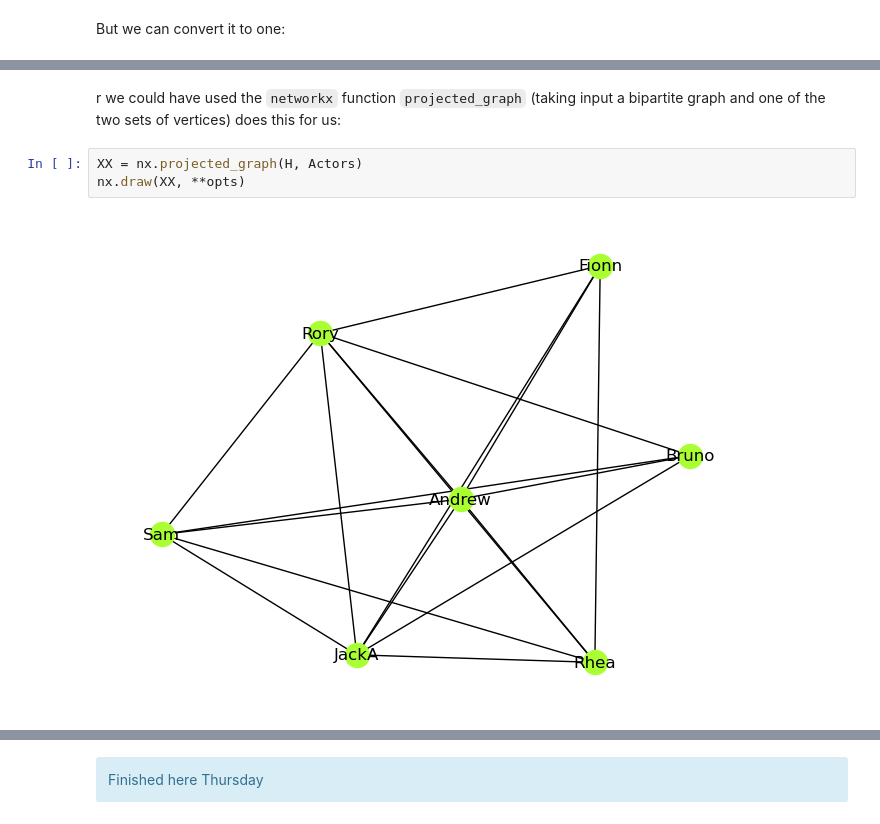
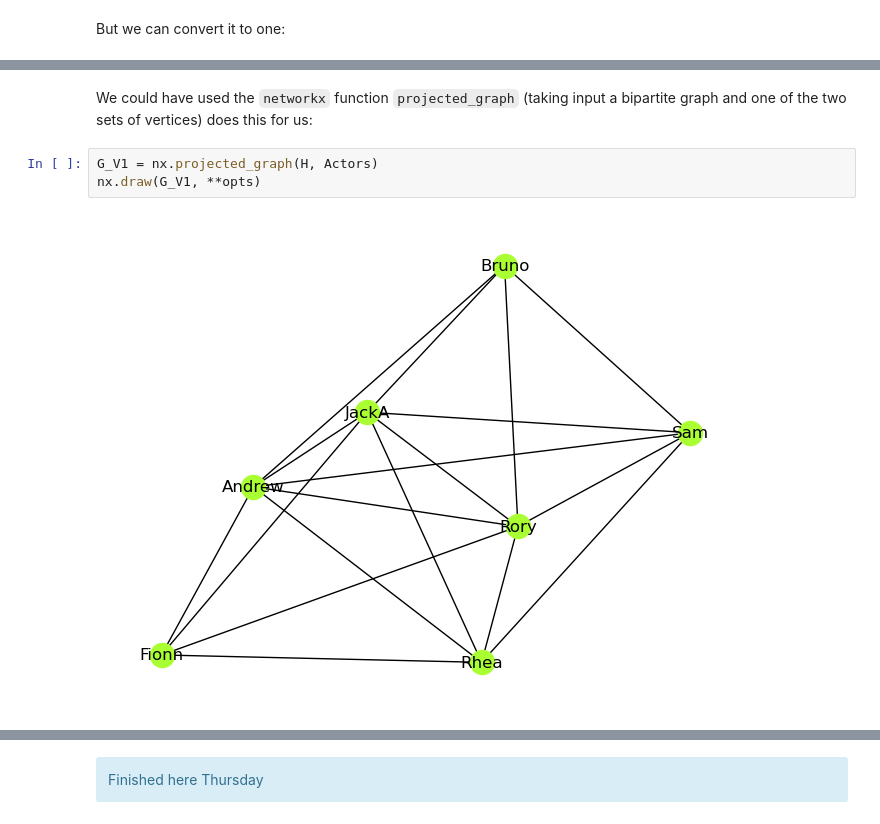
Before and after one commit to niallmadden/niallmadden.github.io, a Jupyter notebook: 2425-CS4423/W04/CS4423-W04-Jupyter.ipynb, the cells around one changed output, grey strips where cells are left out. Saved outputs shown, nothing was run; the diff lists cells and outputs as text.

```diff
--- a/2425-CS4423/W04/CS4423-W04-Jupyter.ipynb
+++ b/2425-CS4423/W04/CS4423-W04-Jupyter.ipynb
@@ -273,7 +266,7 @@ nx.draw(G7_2, **opts)
 # %% [markdown]
-r we could have used the `networkx` function `projected_graph` (taking input a bipartite graph and one of the two sets of vertices) does this for us:
+We could have used the `networkx` function `projected_graph` (taking input a bipartite graph and one of the two sets of vertices) does this for us:
 # %%
-XX = nx.projected_graph(H, Actors)
-nx.draw(XX, **opts)
+G_V1 = nx.projected_graph(H, Actors)
+nx.draw(G_V1, **opts)
 # %% [output]
-[figure, old version]
+[figure, new version]
```
Also changed, not shown: parts of 21 cells of this notebook, 6 other files.
